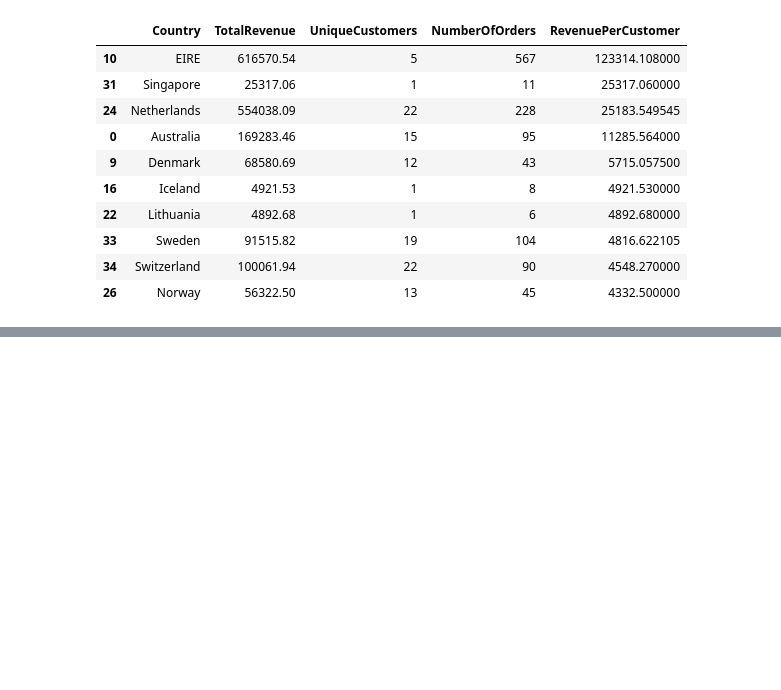
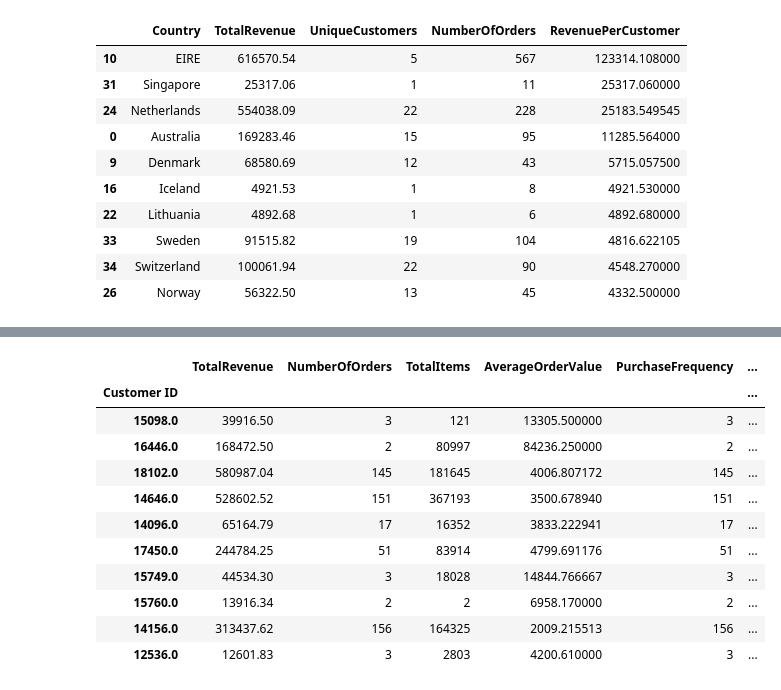
Before and after one commit to Tamoze/SaaS-ECommerce-Cohort-Retention-CLTV-Analysis, a Jupyter notebook: notebooks/week1-datacleaning.ipynb, the cells around one changed output, grey strips where cells are left out. Drawn from its saved outputs; the diff is of its cells as text; code cells hidden in the pictures; blank space fills up the shorter version.

Commit message:
Estimate 12-month customer lifetime value

```diff
--- a/notebooks/week1-datacleaning.ipynb
+++ b/notebooks/week1-datacleaning.ipynb
@@ -1030,0 +1051,4 @@ country_summary.to_csv(
+# %%
+customer_summary["Projected12MonthCLTV"] = (
+    customer_summary["MonthlyCustomerValue"] * 12
+)
@@ -1030,0 +1059,13 @@ country_summary.to_csv(
+# %%
+customer_summary["ActiveMonths"] = (
+    customer_summary["CustomerLifespanDays"] / 30.44
+).clip(lower=1)
+# %%
+customer_summary["MonthlyCustomerValue"] = (
+    customer_summary["TotalRevenue"] /
+    customer_summary["ActiveMonths"]
+)
+# %%
+customer_summary["Projected12MonthCLTV"] = (
+    customer_summary["MonthlyCustomerValue"] * 12
+)
@@ -1030,0 +1110,18 @@ country_summary.to_csv(
+# %%
+customer_summary.sort_values(
+    "Projected12MonthCLTV",
+    ascending=False
+).head(10)
+# %% [output]
+|  | TotalRevenue | NumberOfOrders | TotalItems | AverageOrderValue | PurchaseFrequency | ... |
+| Customer ID |  |  |  |  |  | ... |
+| 15098.0 | 39916.50 | 3 | 121 | 13305.500000 | 3 | ... |
+| 16446.0 | 168472.50 | 2 | 80997 | 84236.250000 | 2 | ... |
+| 18102.0 | 580987.04 | 145 | 181645 | 4006.807172 | 145 | ... |
+| 14646.0 | 528602.52 | 151 | 367193 | 3500.678940 | 151 | ... |
+| 14096.0 | 65164.79 | 17 | 16352 | 3833.222941 | 17 | ... |
+| 17450.0 | 244784.25 | 51 | 83914 | 4799.691176 | 51 | ... |
+| 15749.0 | 44534.30 | 3 | 18028 | 14844.766667 | 3 | ... |
+| 15760.0 | 13916.34 | 2 | 2 | 6958.170000 | 2 | ... |
+| 14156.0 | 313437.62 | 156 | 164325 | 2009.215513 | 156 | ... |
+| 12536.0 | 12601.83 | 3 | 2803 | 4200.610000 | 3 | ... |
```
Also changed, not shown: parts of 8 cells of this notebook.
